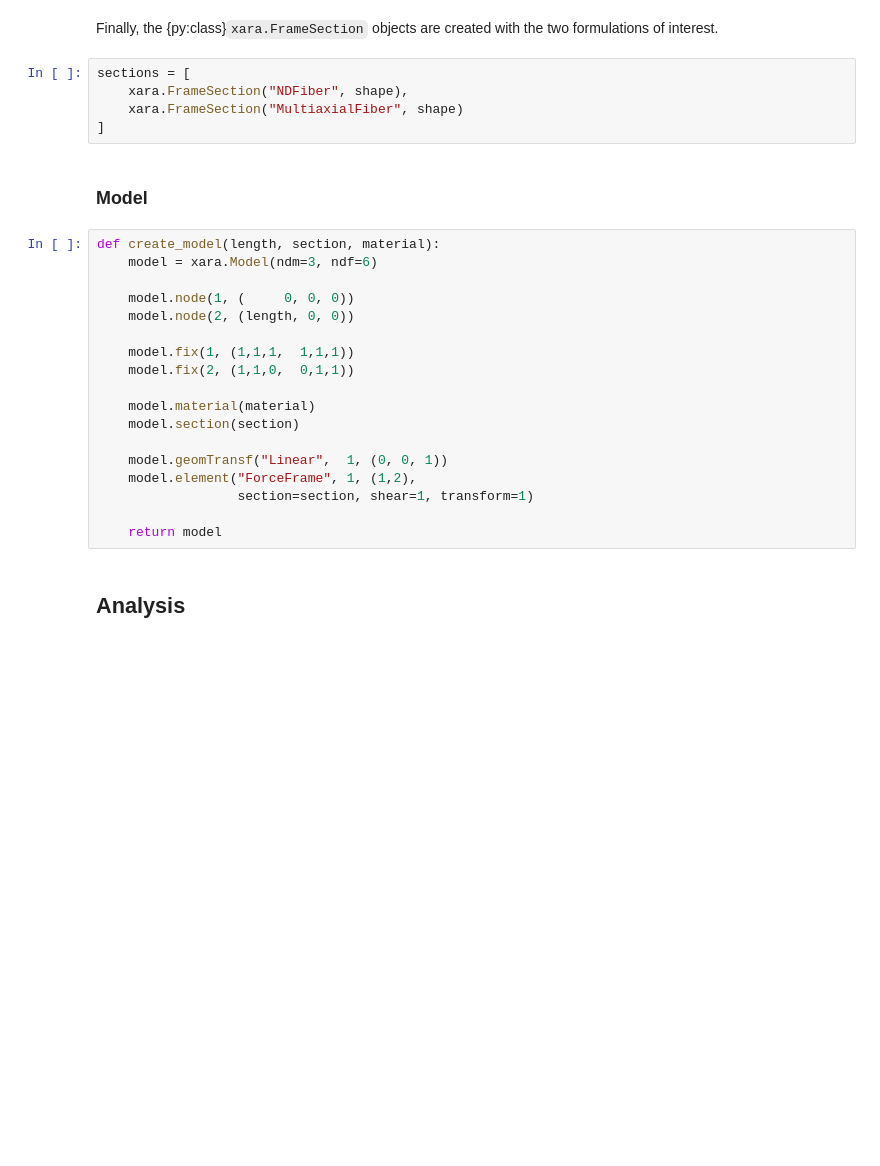
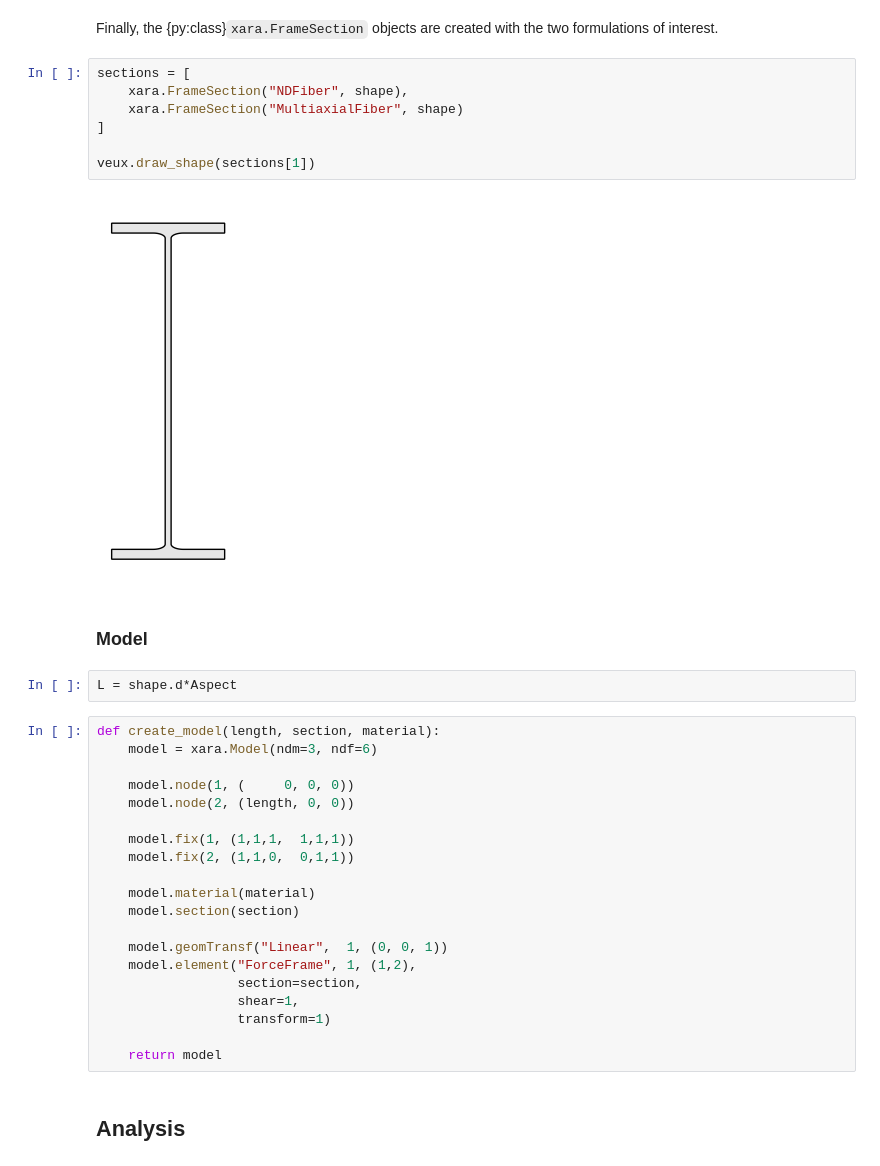
Before and after one commit to FEDEASLab/Benchmarks-Python, a Jupyter notebook: benchmarks/frame-2007/main.ipynb, the cells around one changed output. Drawn from its saved outputs; the diff is of its cells as text; blank space fills up the shorter version.

```diff
--- a/benchmarks/frame-2007/main.ipynb
+++ b/benchmarks/frame-2007/main.ipynb
@@ -64,10 +52,16 @@ Finally, the {py:class}`xara.FrameSection` objects are created with the two form
 # %%
 sections = [
     xara.FrameSection("NDFiber", shape),
     xara.FrameSection("MultiaxialFiber", shape)
 ]
+
+veux.draw_shape(sections[1])
+# %% [output]
+[figure, added]
 # %% [markdown]
 ### Model
+# %%
+L = shape.d*Aspect
 # %%
 def create_model(length, section, material):
     model = xara.Model(ndm=3, ndf=6)
@@ -83,7 +77,9 @@ def create_model(length, section, material):
 
     model.geomTransf("Linear",  1, (0, 0, 1))
     model.element("ForceFrame", 1, (1,2),
-                  section=section, shear=1, transform=1)
+                  section=section,
+                  shear=1,
+                  transform=1)
 
     return model
 # %% [markdown]
```
Also changed, not shown: parts of 9 cells of this notebook, 1 other file.
